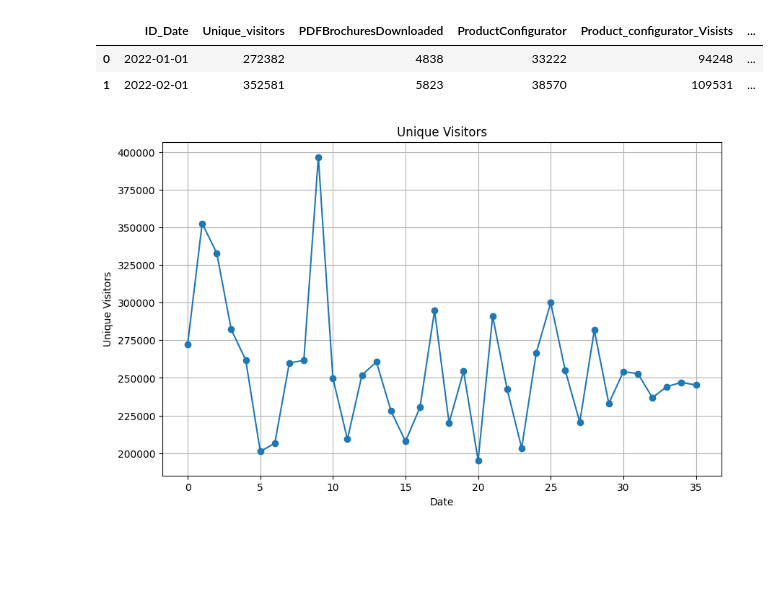
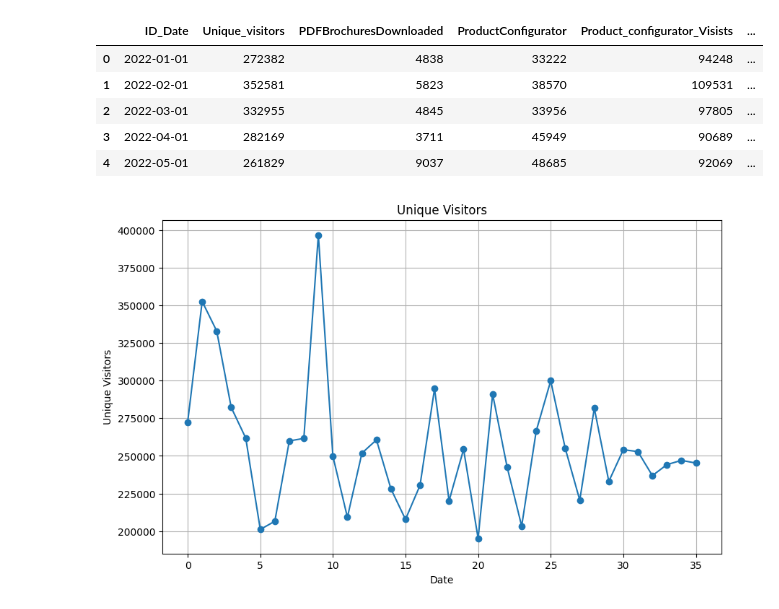
Before and after one commit to josean9/IA-Casos, a Jupyter notebook: notebooks/notebook1_eda.ipynb, the cells around one changed output. Cells and saved outputs as stored; diff of their text form; code cells hidden in the pictures; blank space fills up the shorter version.

```diff
--- a/notebooks/notebook1_eda.ipynb
+++ b/notebooks/notebook1_eda.ipynb
@@ -1,19 +1,22 @@
 # %%
 import pandas as pd
 import matplotlib.pyplot as plt
 
 # Cargar los datos desde el archivo CSV
 file_path = "../data/raw/excel1.csv"
 df = pd.read_csv(file_path, sep=',')
 
 # Convertir la columna ID_Date a formato de fecha (YYYY-MM-DD)
 df['ID_Date'] = pd.to_datetime(df['ID_Date'], format='%Y%m').dt.strftime('%Y-%m-%d')
 # Mostrar el DataFrame
-df.head(2)
+df.head()
 # %% [output]
 |  | ID_Date | Unique_visitors | PDFBrochuresDownloaded | ProductConfigurator | Product_configurator_Visists | ... |
 | 0 | 2022-01-01 | 272382 | 4838 | 33222 | 94248 | ... |
 | 1 | 2022-02-01 | 352581 | 5823 | 38570 | 109531 | ... |
+| 2 | 2022-03-01 | 332955 | 4845 | 33956 | 97805 | ... |
+| 3 | 2022-04-01 | 282169 | 3711 | 45949 | 90689 | ... |
+| 4 | 2022-05-01 | 261829 | 9037 | 48685 | 92069 | ... |
 # %%
 # Graficar la columna 'Revenue'
 plt.figure(figsize=(10, 6))
```
Also changed, not shown: parts of 6 cells of this notebook, 2 other files.
